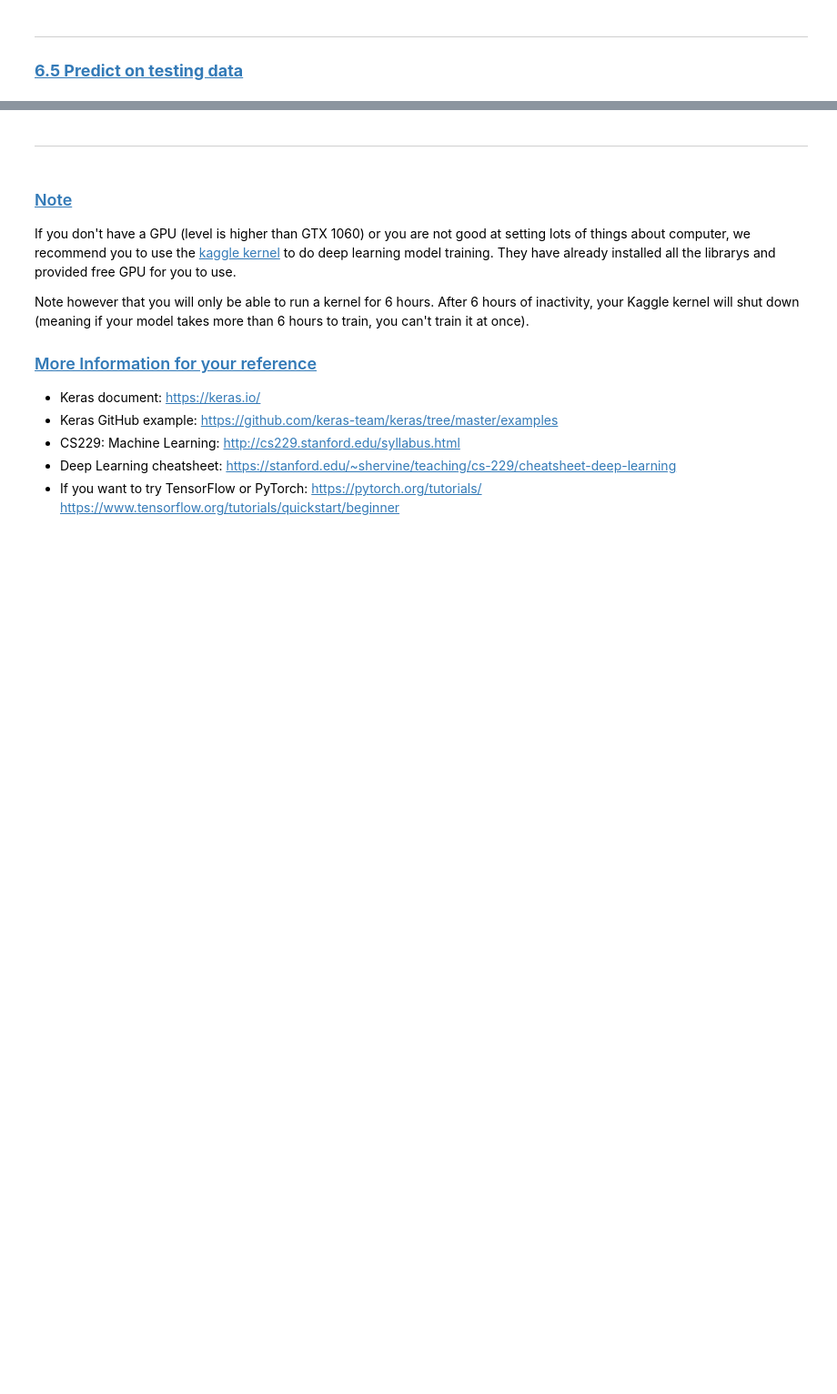
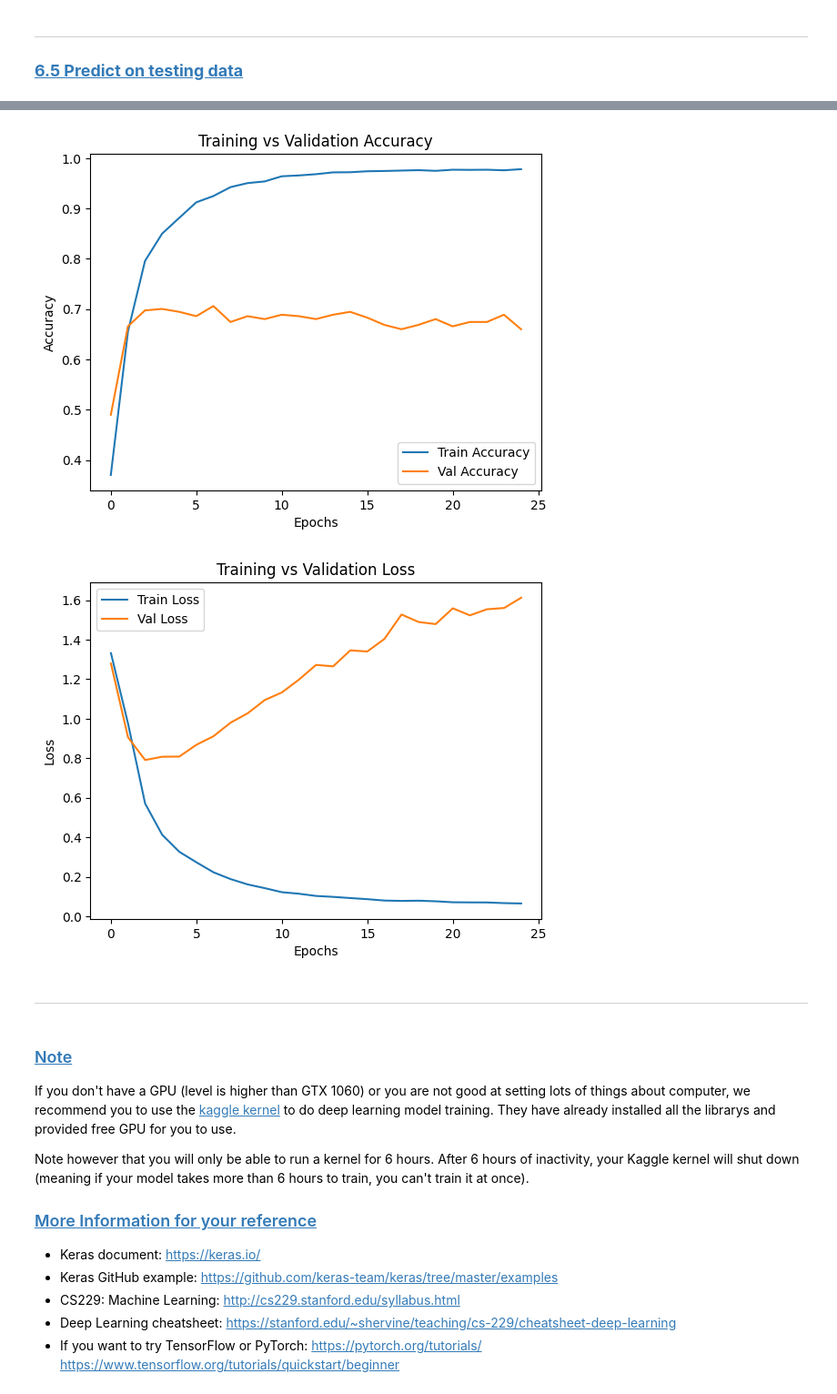
Before and after one commit to CedricCVT/DM2025-Lab2-Exercise, a Jupyter notebook: DM2025_Lab2_Master_Phase_1.ipynb, the cells around one changed output, grey strips where cells are left out. Shown at 91% size. Drawn from its saved outputs; the diff is of its cells as text; code cells hidden in the pictures; blank space fills up the shorter version.

```diff
--- a/DM2025_Lab2_Master_Phase_1.ipynb
+++ b/DM2025_Lab2_Master_Phase_1.ipynb
@@ -920,3 +976,50 @@ Plot the Training and Validation Accuracy and Loss (different plots), just like
+# %%
+# Answer here
+'''
+In the graph we got, we see the evolution of the accuracy and loss function of Training and Validation datasets.
+
+So when the model is learning on the training dataset and getting better on it,
+at each epoch, we can then compute the accuracy and loss function for unseen data (the validation dataset), in order to see if our model can generalize well or not.
+
+We can thus observe that the model performs better and better on the training data and function loss (logic because it's tuning its weight to fit it),
+However for the Validation data, we observe that even though it improves accuracy from ~0.5 to ~0.7 from epoch 1 to 2, the Validation Accuracy stays stuck around 0.7.
+Even worse : the loss function only goes up with epochs...
+
+It is clearly a pattern of overfitting : our model is getting progressively better on training data, but is failing to generalize despite training (validation accuracy is stuck, even decreasing a bit)
+
+
+'''
+
+epochs=training_log['epoch']
+
+# Accuracy for Train and Val
+val_accuracy=training_log['val_accuracy']
+val_loss=training_log['val_loss']
+
+plt.figure()
+plt.plot(epochs, training_log['accuracy'], label='Train Accuracy')
+plt.plot(epochs, training_log['val_accuracy'], label='Val Accuracy')
+plt.xlabel('Epochs')
+plt.ylabel('Accuracy')
+plt.title('Training vs Validation Accuracy')
+plt.legend()
+plt.show()
+
+# Loss for Train and Val
+train_accuracy=training_log['accuracy']
+train_loss=training_log['loss']
+
+plt.figure()
+plt.plot(epochs, training_log['loss'], label='Train Loss')
+plt.plot(epochs, training_log['val_loss'], label='Val Loss')
+plt.xlabel('Epochs')
+plt.ylabel('Loss')
+plt.title('Training vs Validation Loss')
+plt.legend()
+plt.show()
+# %% [output]
+[figure, added]
+[figure, added]
 # %% [markdown]
 ---
 # %% [markdown]
```
Also changed, not shown: parts of 33 cells of this notebook.
